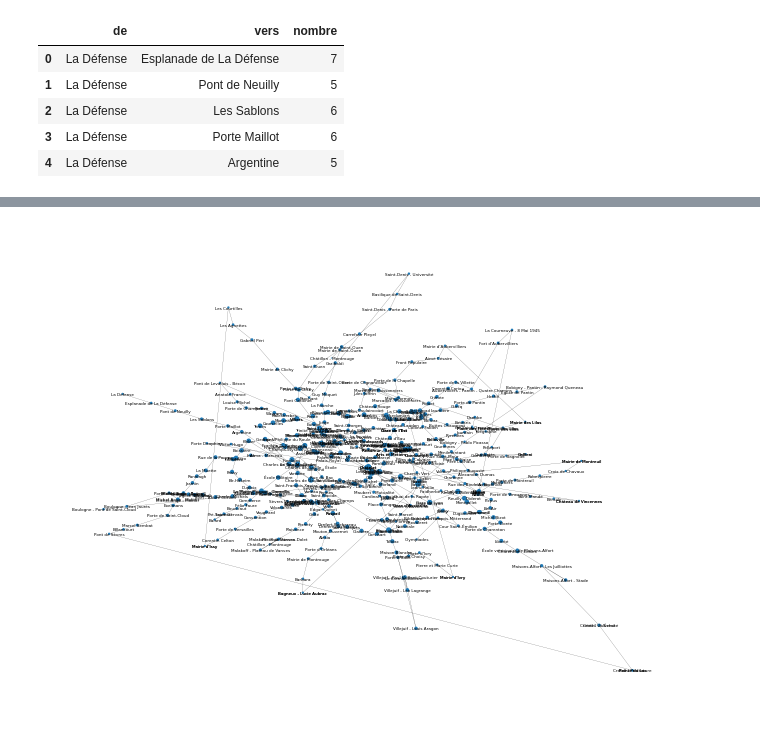
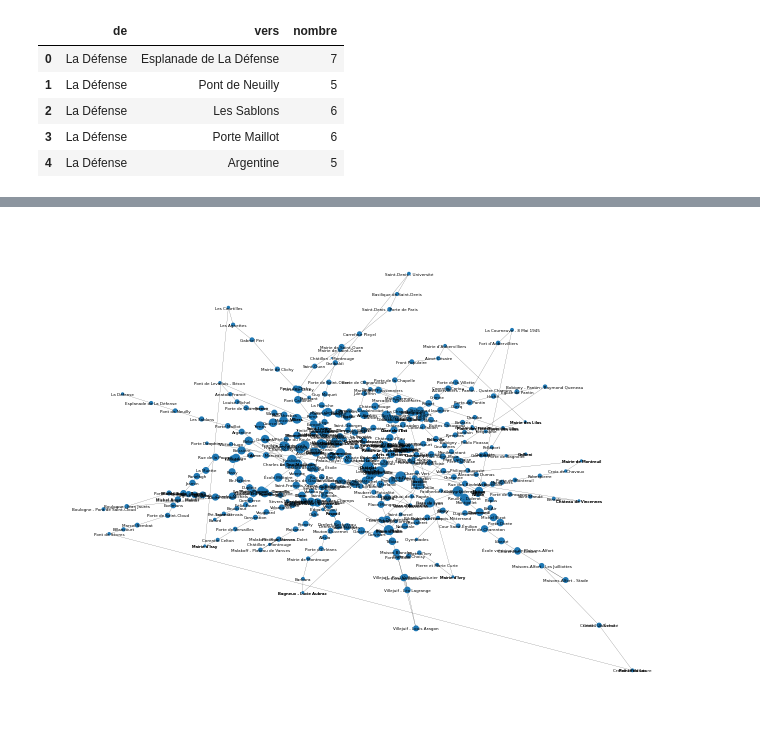
Before and after one commit to SerranoAdrian/FlowForecasting, a Jupyter notebook: ChallengeAlstomIAPau.ipynb, the cells around one changed output, grey strips where cells are left out. Saved outputs shown, nothing was run; the diff lists cells and outputs as text; code cells hidden in the pictures.

```diff
--- a/ChallengeAlstomIAPau.ipynb
+++ b/ChallengeAlstomIAPau.ipynb
@@ -218,7 +218,3 @@ memory usage: 2.2+ MB
 | 2 | La Défense | Les Sablons | 6 |
 | 3 | La Défense | Porte Maillot | 6 |
 | 4 | La Défense | Argentine | 5 |
-# %%
-network_stations_hub = {k :v for k,v in network_stations.items() if len(v) > 1}
-start_station = np.random.choice(list(network_stations_hub.keys()))
-start_station
@@ -227,9 +220,0 @@ start_station
-# %%
-test_path = df_flow[df_flow['de'] == start_station].sample(1)
-print(test_path)
-# path_idx = np.random.randint(0, len(df_flow))
-# test_path = df_flow.iloc[path_idx]
-# print(test_path)
-start_station = test_path['de'].values[0]
-end_station = test_path['vers'].values[0]
-flow = test_path['nombre'].values[0]
@@ -248,4 +230,12 @@ def get_best_path(network_stations, start_station, end_station):
         best_path = current_path
   return best_path
 
+path_idx = np.random.randint(0, len(df_flow))
+test_path = df_flow.iloc[path_idx]
+print(test_path)
+start_station = test_path['de']
+end_station = test_path['vers']
+flow = test_path['nombre']
+
 best_path = get_best_path(network_stations, start_station, end_station)
+print(" ->\n".join([f'{reverse_network_stations[node]["title"]} ({reverse_network_stations[node]["group"]})' for node in best_path]))
@@ -306,6 +275,6 @@ nodes_traffic
 # %%
 total_trafic = sum([node['traffic'] for node in nodes_traffic.values()])
 print(total_trafic)
-normalized_nodes_traffic = {node_idx : {'traffic' : 1000*node['traffic']/total_trafic} for node_idx, node in nodes_traffic.items()}
-normalized_nodes_traffic
+normalized_nodes_traffic = {node_idx : {'traffic' : node['traffic']/total_trafic} for node_idx, node in nodes_traffic.items()}
+# normalized_nodes_traffic
 # %% [output]
@@ -330,9 +282,9 @@ normalized_nodes_traffic
 # %%
 nx.set_node_attributes(network_graph, normalized_nodes_traffic)
 # %%
-node_size = [node['traffic'] for node in network_graph.nodes.values()]
+node_size = [5000*node['traffic'] for node in network_graph.nodes.values()]
 pos = {node_idx : (node['lon'], node['lat']) for node_idx, node in network_graph.nodes.items()}
 
 nx.draw(network_graph, node_size=node_size, width=0.1, pos=pos, labels=nx.get_node_attributes(network_graph, 'title'), font_size=3)
 # %% [output]
-[figure, old version]
+[figure, new version]
```
Also changed, not shown: parts of 16 cells of this notebook, 2 other files.
